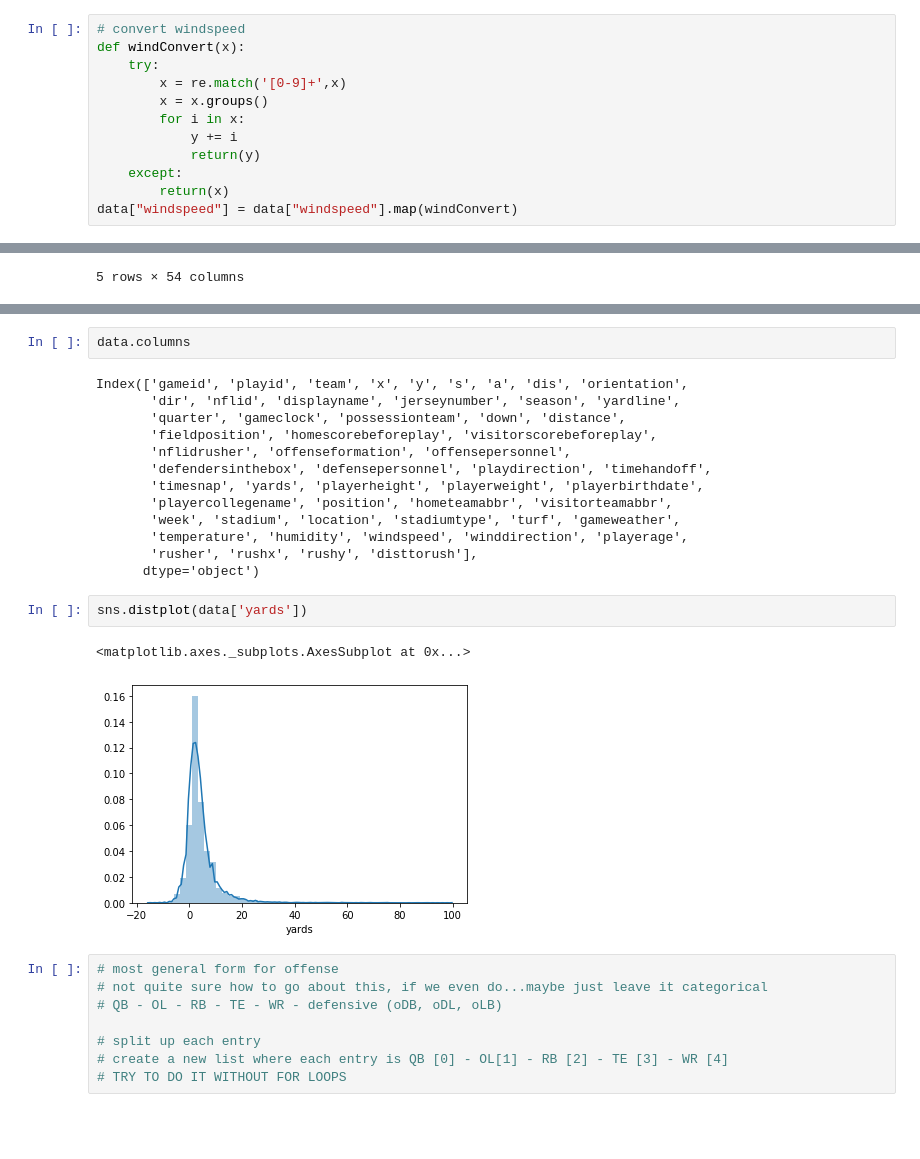
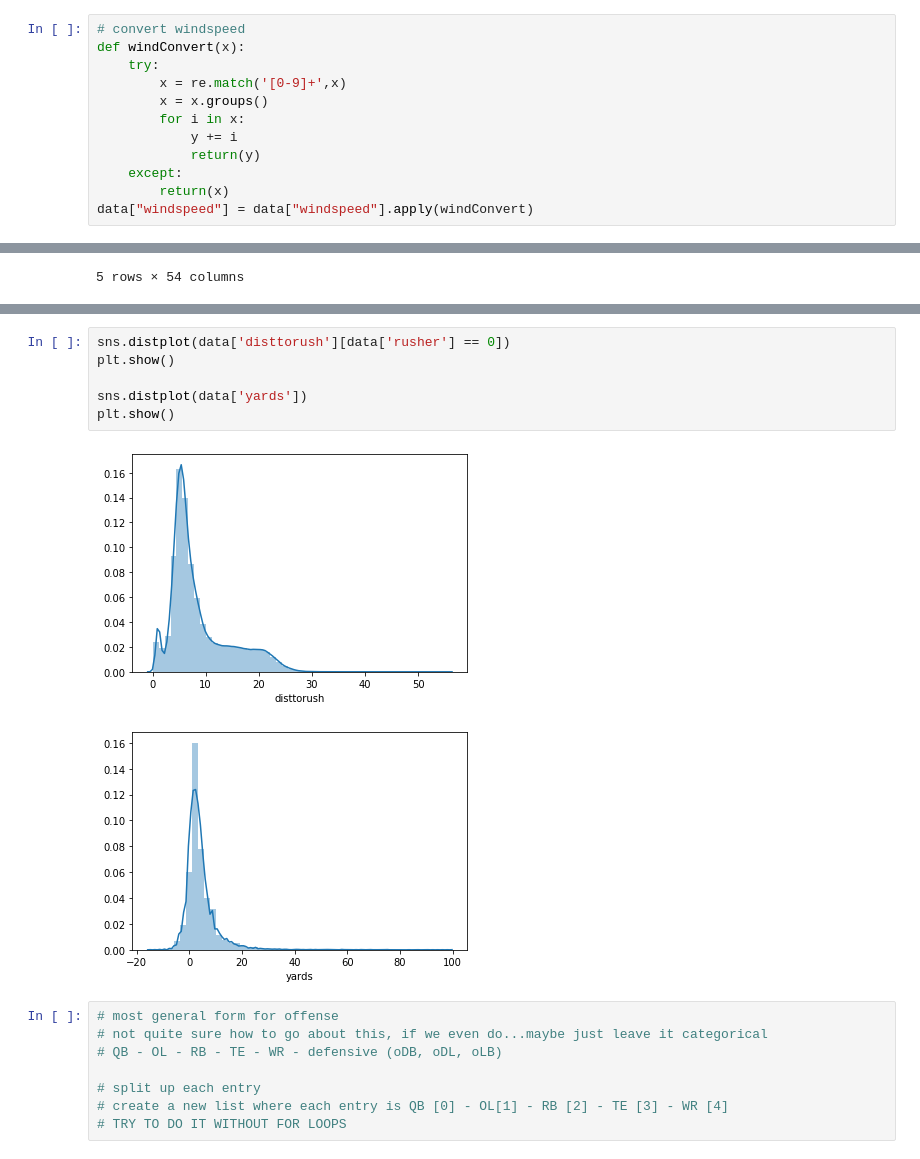
Before and after one commit to MaloneyJason/Rush-Yards, a Jupyter notebook: Yard Prediction Exploration.ipynb, the cells around one changed output, grey strips where cells are left out. Saved outputs shown, nothing was run; the diff lists cells and outputs as text; blank space fills up the shorter version.

```diff
--- a/Yard Prediction Exploration.ipynb
+++ b/Yard Prediction Exploration.ipynb
@@ -150,4 +115,4 @@ def windConvert(x):
             return(y)
     except:
         return(x)
-data["windspeed"] = data["windspeed"].map(windConvert)
+data["windspeed"] = data["windspeed"].apply(windConvert)
@@ -215,23 +164,12 @@ sns.distplot(data['disttorush'])
-# %%
-data.columns
-# %% [output]
-Index(['gameid', 'playid', 'team', 'x', 'y', 's', 'a', 'dis', 'orientation',
-       'dir', 'nflid', 'displayname', 'jerseynumber', 'season', 'yardline',
-       'quarter', 'gameclock', 'possessionteam', 'down', 'distance',
-       'fieldposition', 'homescorebeforeplay', 'visitorscorebeforeplay',
-       'nflidrusher', 'offenseformation', 'offensepersonnel',
-       'defendersinthebox', 'defensepersonnel', 'playdirection', 'timehandoff',
-       'timesnap', 'yards', 'playerheight', 'playerweight', 'playerbirthdate',
-       'playercollegename', 'position', 'hometeamabbr', 'visitorteamabbr',
-       'week', 'stadium', 'location', 'stadiumtype', 'turf', 'gameweather',
-       'temperature', 'humidity', 'windspeed', 'winddirection', 'playerage',
-       'rusher', 'rushx', 'rushy', 'disttorush'],
-      dtype='object')
-# %%
-sns.distplot(data['yards'])
-# %% [output]
-<matplotlib.axes._subplots.AxesSubplot at 0x...>
-[figure, removed]
+# %%
+sns.distplot(data['disttorush'][data['rusher'] == 0])
+plt.show()
+
+sns.distplot(data['yards'])
+plt.show()
+# %% [output]
+[figure, added]
+[figure, added]
 # %%
 # most general form for offense
 # not quite sure how to go about this, if we even do...maybe just leave it categorical
```
Also changed, not shown: parts of 21 cells of this notebook.
